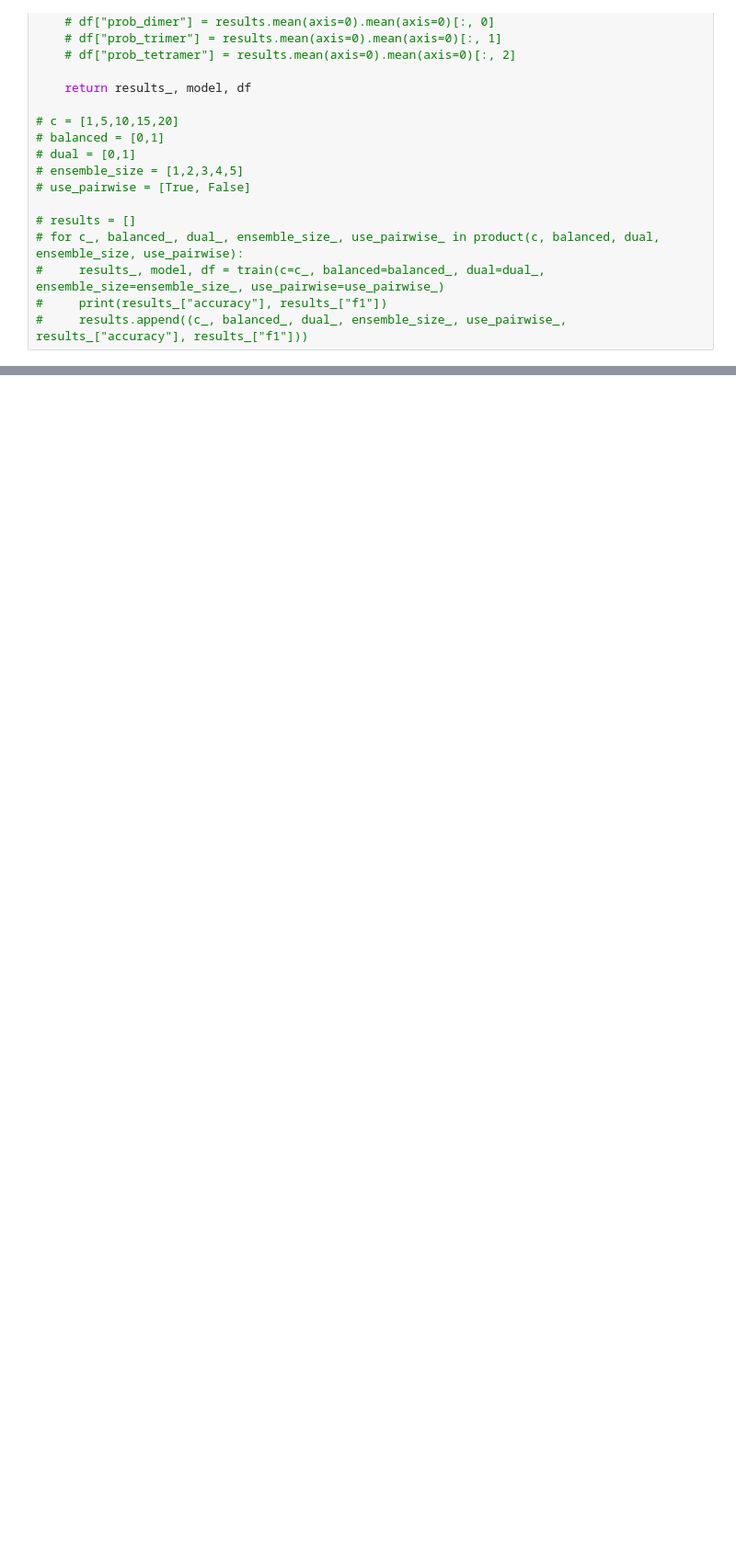
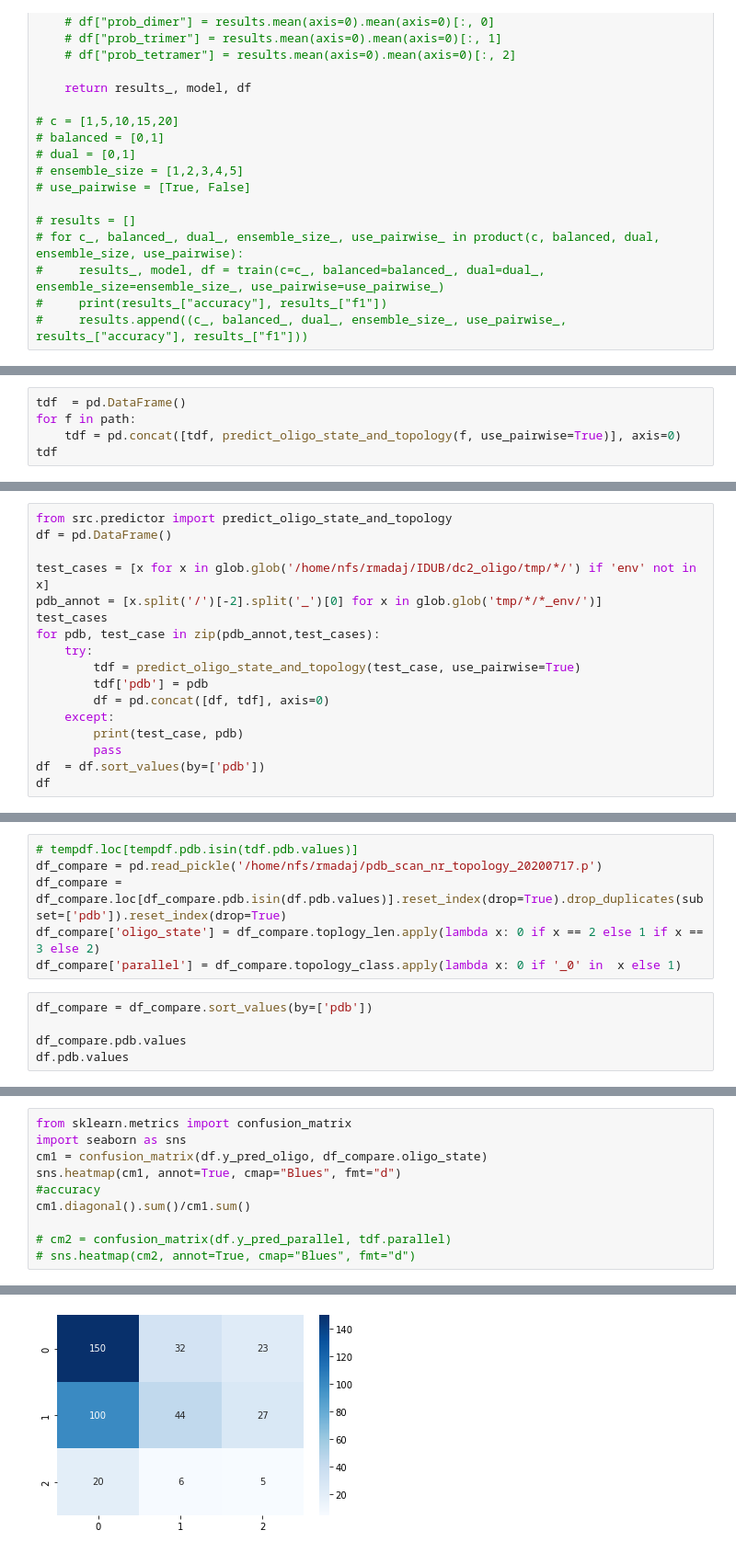
Before and after one commit to labstructbioinf/dc2_oligo, a Jupyter notebook: orient.ipynb, the cells around one changed output, grey strips where cells are left out. Shown at 92% size. Cells and saved outputs as stored; diff of their text form; blank space fills up the shorter version.

Commit message:
update for topology

```diff
--- a/orient.ipynb
+++ b/orient.ipynb
@@ -231,0 +203,5 @@ df[['pdb','parallel_code','parallel']].loc[df.pdb == '4dzo'].head(10)
+# %%
+tdf  = pd.DataFrame()
+for f in path:
+    tdf = pd.concat([tdf, predict_oligo_state_and_topology(f, use_pairwise=True)], axis=0)
+tdf
@@ -231,0 +211,17 @@ df[['pdb','parallel_code','parallel']].loc[df.pdb == '4dzo'].head(10)
+# %%
+from src.predictor import predict_oligo_state_and_topology
+df = pd.DataFrame()
+
+test_cases = [x for x in glob.glob('/home/nfs/rmadaj/IDUB/dc2_oligo/tmp/*/') if 'env' not in x]
+pdb_annot = [x.split('/')[-2].split('_')[0] for x in glob.glob('tmp/*/*_env/')]
+test_cases
+for pdb, test_case in zip(pdb_annot,test_cases):
+    try:
+        tdf = predict_oligo_state_and_topology(test_case, use_pairwise=True)
+        tdf['pdb'] = pdb
+        df = pd.concat([df, tdf], axis=0)
+    except:
+        print(test_case, pdb)
+        pass
+df  = df.sort_values(by=['pdb'])
+df
@@ -231,0 +364,11 @@ df[['pdb','parallel_code','parallel']].loc[df.pdb == '4dzo'].head(10)
+# %%
+# tempdf.loc[tempdf.pdb.isin(tdf.pdb.values)]
+df_compare = pd.read_pickle('/home/nfs/rmadaj/pdb_scan_nr_topology_20200717.p')
+df_compare = df_compare.loc[df_compare.pdb.isin(df.pdb.values)].reset_index(drop=True).drop_duplicates(subset=['pdb']).reset_index(drop=True)
+df_compare['oligo_state'] = df_compare.toplogy_len.apply(lambda x: 0 if x == 2 else 1 if x == 3 else 2)
+df_compare['parallel'] = df_compare.topology_class.apply(lambda x: 0 if '_0' in  x else 1)
+# %%
+df_compare = df_compare.sort_values(by=['pdb'])
+
+df_compare.pdb.values
+df.pdb.values
@@ -231,0 +396,11 @@ df[['pdb','parallel_code','parallel']].loc[df.pdb == '4dzo'].head(10)
+# %%
+from sklearn.metrics import confusion_matrix
+import seaborn as sns
+cm1 = confusion_matrix(df.y_pred_oligo, df_compare.oligo_state)
+sns.heatmap(cm1, annot=True, cmap="Blues", fmt="d")
+#accuracy
+cm1.diagonal().sum()/cm1.sum()
+
+# cm2 = confusion_matrix(df.y_pred_parallel, tdf.parallel)
+# sns.heatmap(cm2, annot=True, cmap="Blues", fmt="d")
+# %% [output]
@@ -231,0 +408 @@ df[['pdb','parallel_code','parallel']].loc[df.pdb == '4dzo'].head(10)
+[figure, added]
```
Also changed, not shown: parts of 17 cells of this notebook, 6 other files.
